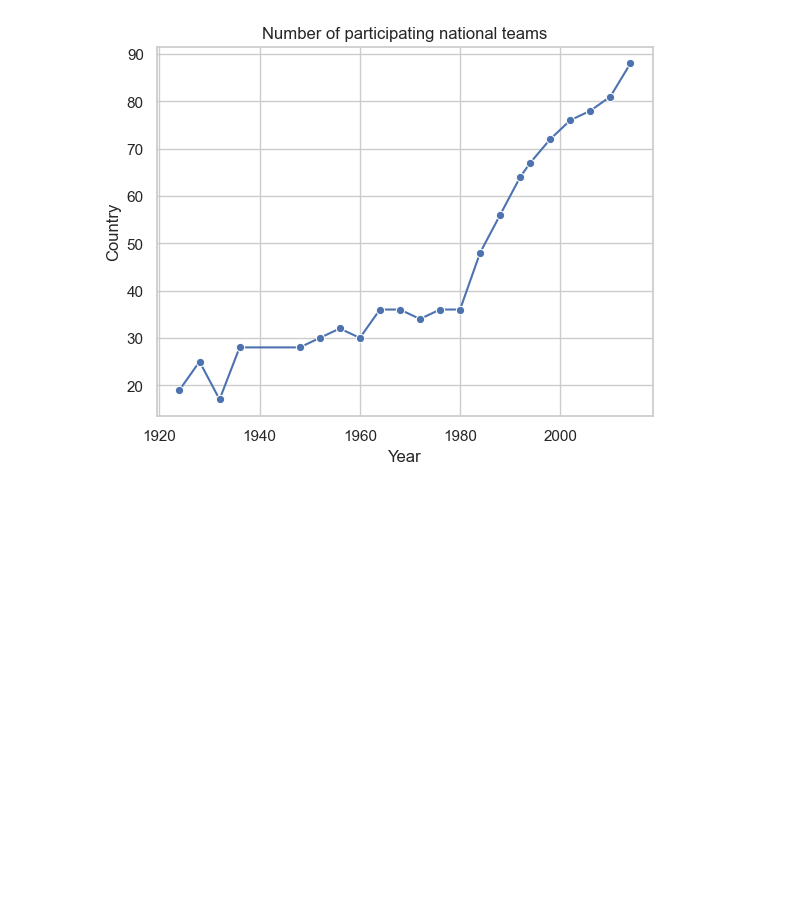
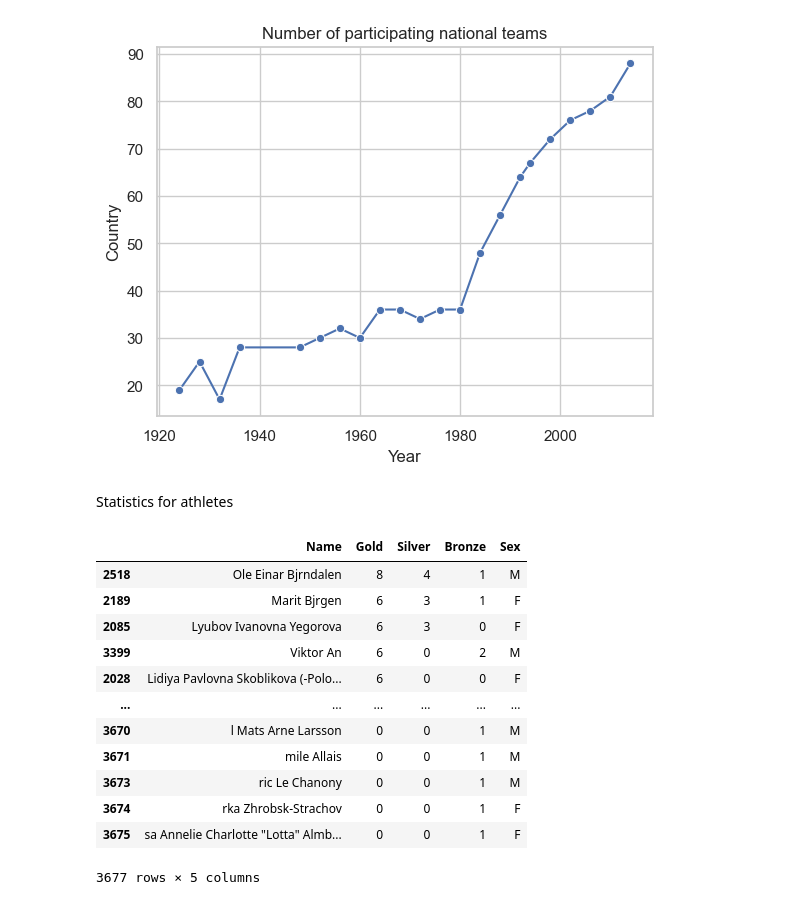
Before and after one commit to pan7ae/data_analysis_projects, a Jupyter notebook: my own researches/EDA of olympics.ipynb, the cells around one changed output. Cells and saved outputs as stored; diff of their text form; code cells hidden in the pictures; blank space fills up the shorter version.

```diff
--- a/my own researches/EDA of olympics.ipynb
+++ b/my own researches/EDA of olympics.ipynb
@@ -384,4 +384,6 @@ plt.ylabel('Country')
 plt.show()
 # %% [output]
 [figure]
+# %% [markdown]
+Statistics for athletes
 # %%
@@ -388,0 +403,16 @@ plt.show()
+# %%
+athletes_medals
+# %% [output]
+|  | Name | Gold | Silver | Bronze | Sex |
+| 2518 | Ole Einar Bjrndalen | 8 | 4 | 1 | M |
+| 2189 | Marit Bjrgen | 6 | 3 | 1 | F |
+| 2085 | Lyubov Ivanovna Yegorova | 6 | 3 | 0 | F |
+| 3399 | Viktor An | 6 | 0 | 2 | M |
+| 2028 | Lidiya Pavlovna Skoblikova (-Polo... | 6 | 0 | 0 | F |
+| ... | ... | ... | ... | ... | ... |
+| 3670 | l Mats Arne Larsson | 0 | 0 | 1 | M |
+| 3671 | mile Allais | 0 | 0 | 1 | M |
+| 3673 | ric Le Chanony | 0 | 0 | 1 | M |
+| 3674 | rka Zhrobsk-Strachov | 0 | 0 | 1 | F |
+| 3675 | sa Annelie Charlotte "Lotta" Almb... | 0 | 0 | 1 | F |
+3677 rows × 5 columns
```
Also changed, not shown: parts of 4 cells of this notebook.
